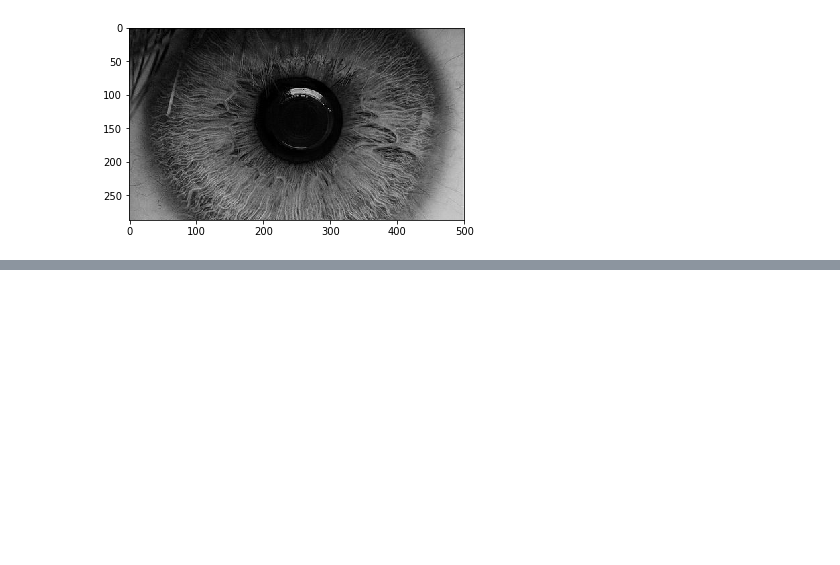
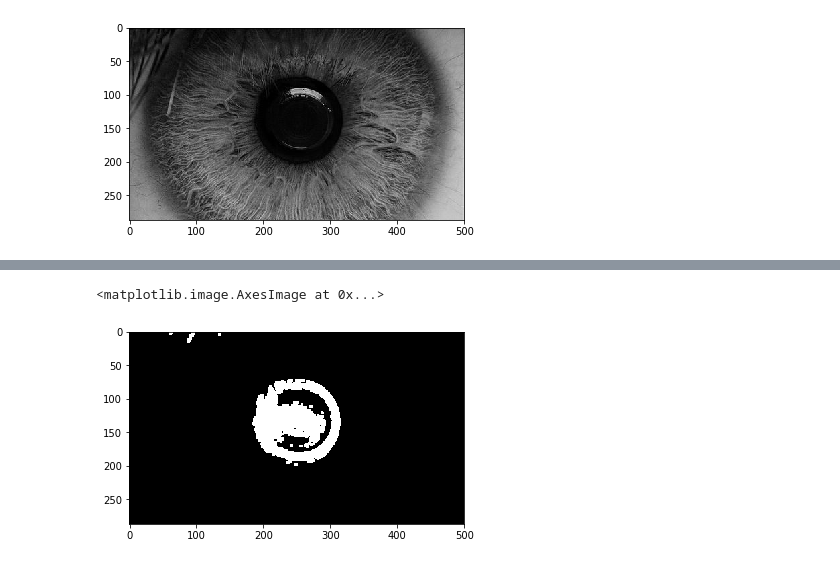
Before and after one commit to alcaster/Biometry-October, a Jupyter notebook: Operation on pixels.ipynb, the cells around one changed output, grey strips where cells are left out. Cells and saved outputs as stored; diff of their text form; code cells hidden in the pictures; blank space fills up the shorter version.

```diff
--- a/Operation on pixels.ipynb
+++ b/Operation on pixels.ipynb
@@ -383,0 +350,6 @@ ValueError: too many values to unpack (expected 2)
+# %%
+iris_mask = get_opening(iris_mask, 4)
+imshow(iris_mask)
+# %% [output]
+<matplotlib.image.AxesImage at 0x...>
+[figure, added]
```
Also changed, not shown: parts of 18 cells of this notebook.
